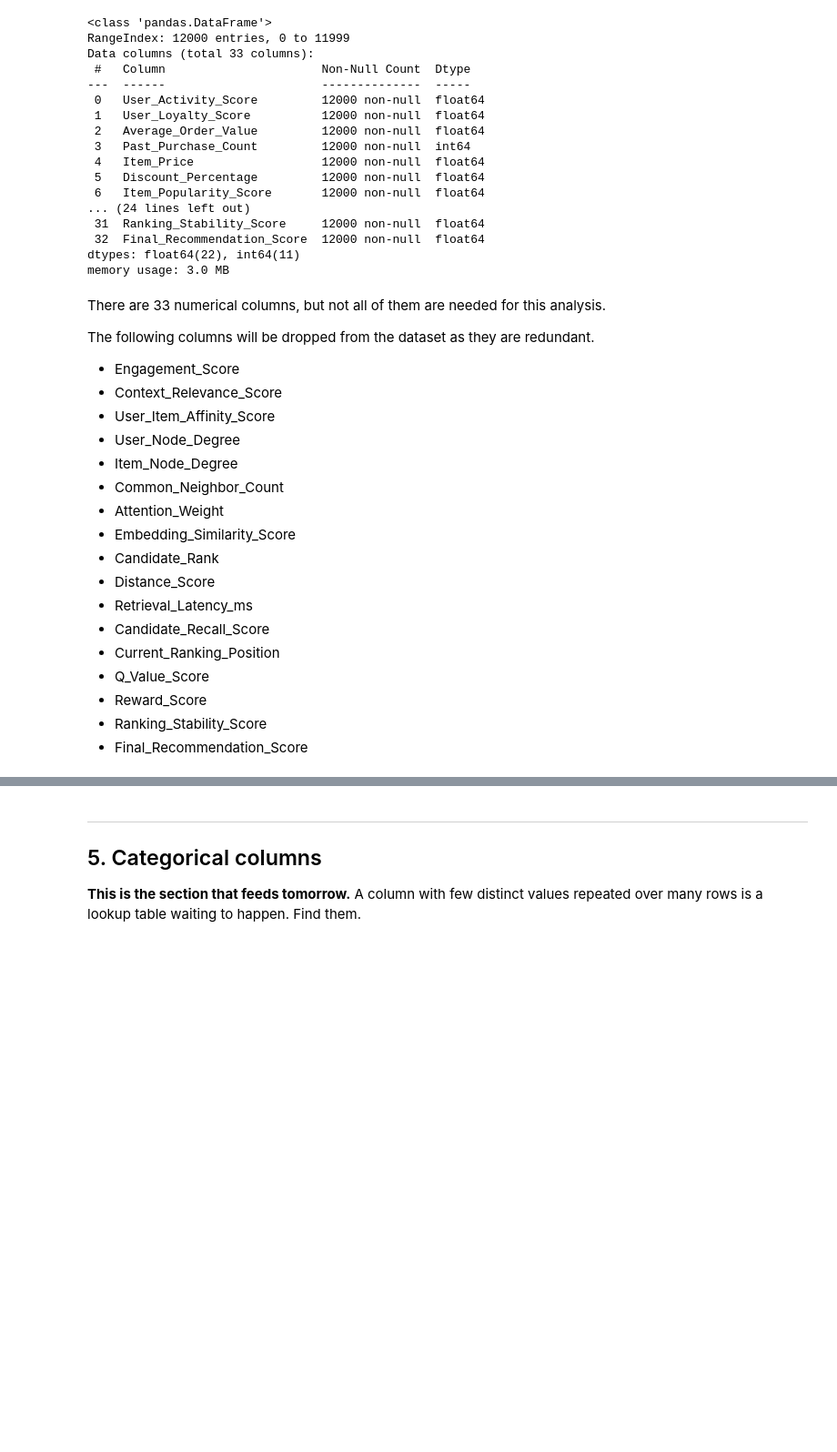
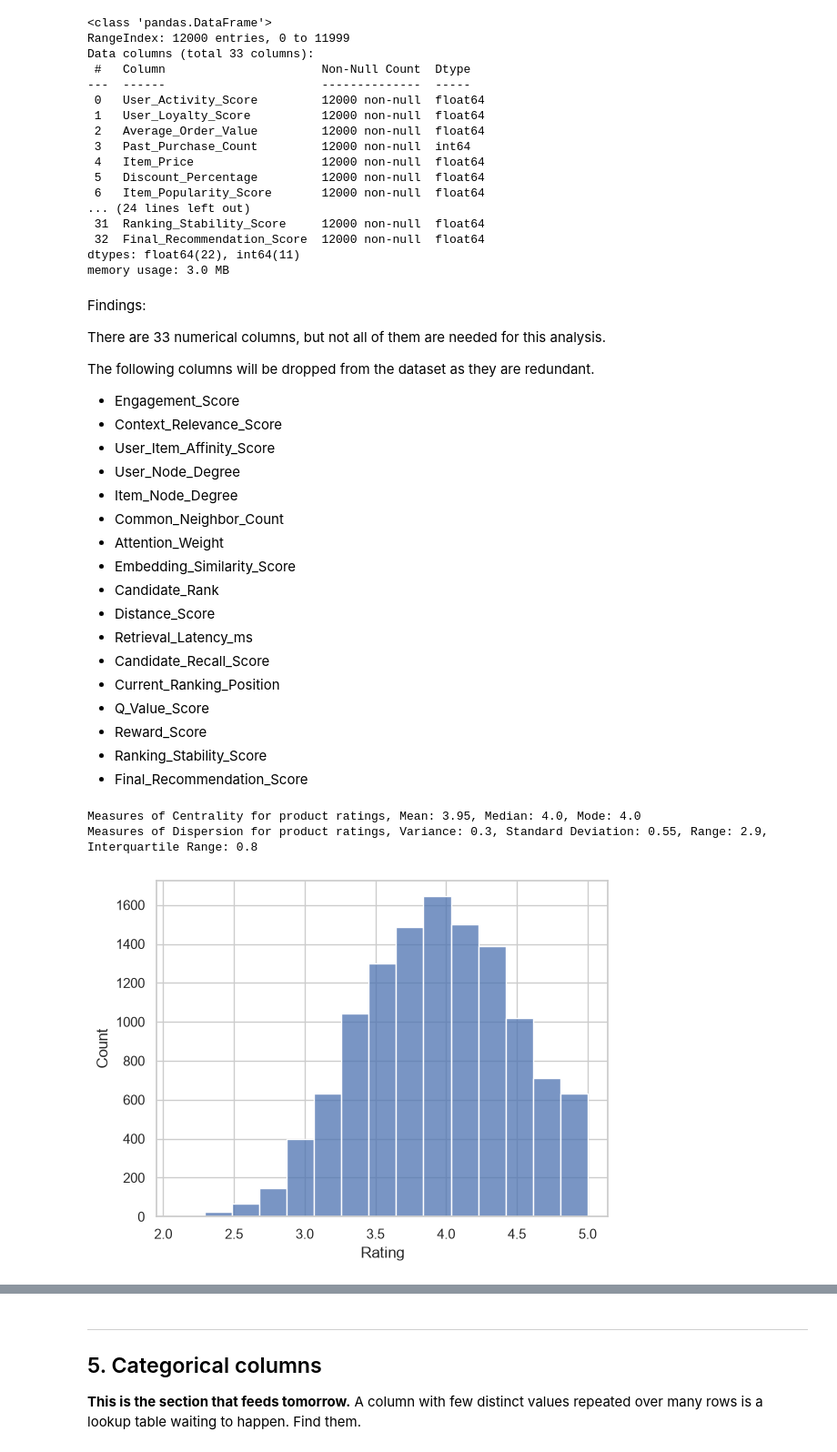
Before and after one commit to jkrstevska/project-1-eda, a Jupyter notebook: notebooks/01_eda.ipynb, the cells around one changed output, grey strips where cells are left out. Shown at 91% size. Drawn from its saved outputs; the diff is of its cells as text; code cells hidden in the pictures; blank space fills up the shorter version.

Commit message:
Project-1-EDA-Univariate-Bivariate-Analysis

```diff
--- a/notebooks/01_eda.ipynb
+++ b/notebooks/01_eda.ipynb
@@ -229,6 +231,8 @@ Data columns (total 33 columns):
 dtypes: float64(22), int64(11)
 memory usage: 3.0 MB
 # %% [markdown]
+Findings:
+
 There are 33 numerical columns, but not all of them are needed for this analysis.
 
 The following columns will be dropped from the dataset as they are redundant.
@@ -249,3 +253,32 @@ The following columns will be dropped from the dataset as they are redundant.
 + Reward_Score
 + Ranking_Stability_Score
 + Final_Recommendation_Score
+# %%
+## Exploring Product Ratings
+
+# Measures of Centrality for Ratings
+prod_rating = df[df['Rating'] > 0]['Rating'] # Products with stars = 0 i.e. no product results are excluded from the analysis
+
+mean_prod_rating = prod_rating.mean().round(2)
+median_prod_rating = prod_rating.median().round(2)
+mode_prod_rating = prod_rating.mode().iloc[0].round(2)
+print(f"Measures of Centrality for product ratings, Mean: {mean_prod_rating}, Median: {median_prod_rating}, Mode: {mode_prod_rating}")
+
+# Measures of Dispersion for Ratings
+dispersion_prod_rating = prod_rating.describe().round(2)
+var_rating_prod_rating = prod_rating.var().round(2)
+std_rating_prod_rating = prod_rating.std().round(2)
+range_rating_prod_rating = prod_rating.max().round(2) - prod_rating.min().round(2)
+iqr_rating_prod_rating = (prod_rating.quantile(0.75) - prod_rating.quantile(0.25)).round(2)
+
+print(
+    f"Measures of Dispersion for product ratings, Variance: {var_rating_prod_rating}, Standard Deviation: {std_rating_prod_rating}, Range: {range_rating_prod_rating}, Interquartile Range: {iqr_rating_prod_rating}"
+)
+
+# Visualization
+sns.histplot(data=prod_rating, bins = 15)
+plt.show()
+# %% [output]
+Measures of Centrality for product ratings, Mean: 3.95, Median: 4.0, Mode: 4.0
+Measures of Dispersion for product ratings, Variance: 0.3, Standard Deviation: 0.55, Range: 2.9, Interquartile Range: 0.8
+[figure, added]
```
Also changed, not shown: parts of 31 cells of this notebook, 1 other file.
